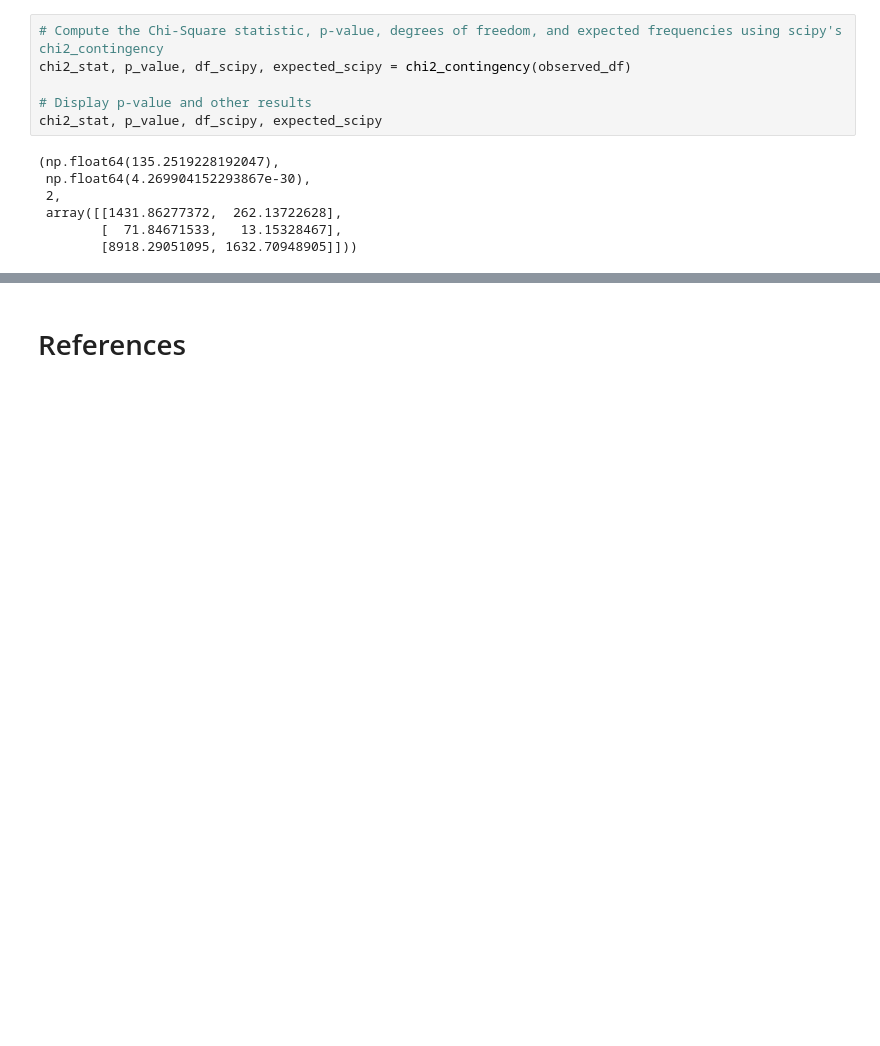
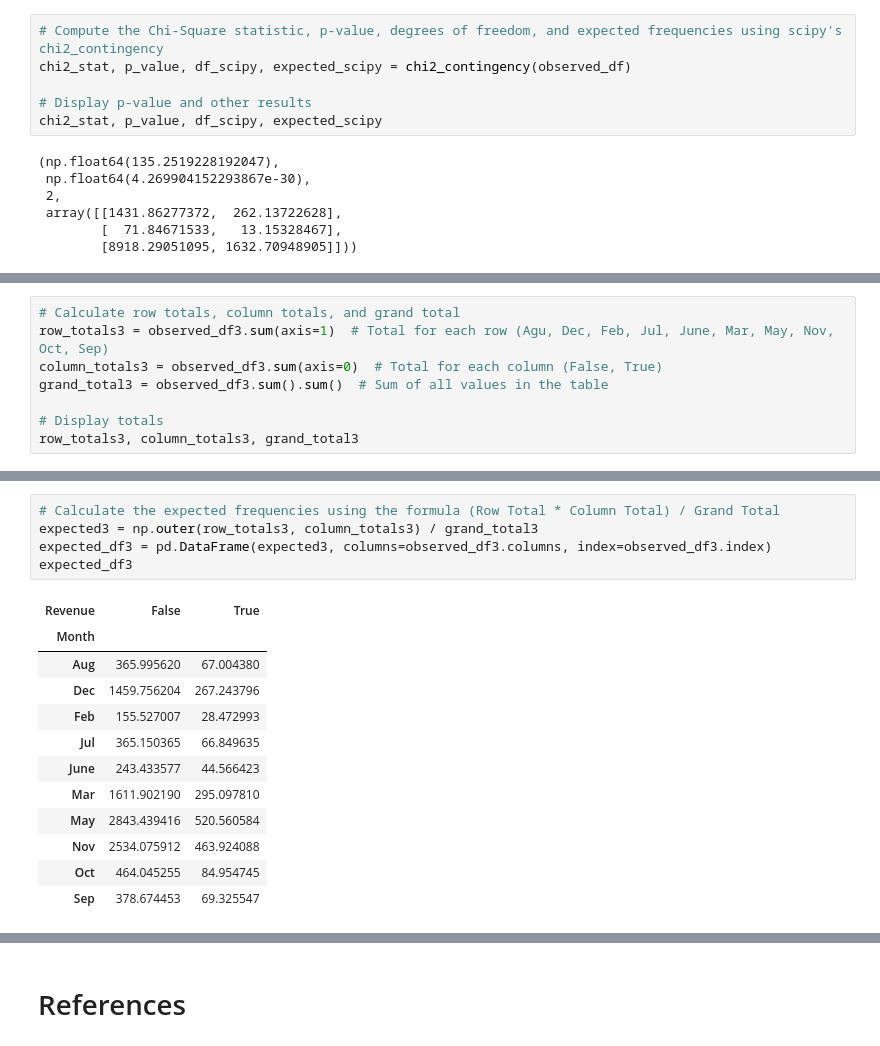
Before and after one commit to 2026362-Silvia/Statistic, a Jupyter notebook: 2nd Assessment/2026362_SilviaSolanoMarchini_Statistic_2ndAssesment.ipynb, the cells around one changed output, grey strips where cells are left out. Cells and saved outputs as stored; diff of their text form; blank space fills up the shorter version.

```diff
--- a/2nd Assessment/2026362_SilviaSolanoMarchini_Statistic_2ndAssesment.ipynb
+++ b/2nd Assessment/2026362_SilviaSolanoMarchini_Statistic_2ndAssesment.ipynb
@@ -983,0 +1129,8 @@ chi2_stat, p_value, df_scipy, expected_scipy
+# %%
+# Calculate row totals, column totals, and grand total
+row_totals3 = observed_df3.sum(axis=1)  # Total for each row (Agu, Dec, Feb, Jul, June, Mar, May, Nov, Oct, Sep)
+column_totals3 = observed_df3.sum(axis=0)  # Total for each column (False, True)
+grand_total3 = observed_df3.sum().sum()  # Sum of all values in the table
+
+# Display totals
+row_totals3, column_totals3, grand_total3
@@ -983,0 +1155,18 @@ chi2_stat, p_value, df_scipy, expected_scipy
+# %%
+# Calculate the expected frequencies using the formula (Row Total * Column Total) / Grand Total
+expected3 = np.outer(row_totals3, column_totals3) / grand_total3
+expected_df3 = pd.DataFrame(expected3, columns=observed_df3.columns, index=observed_df3.index)
+expected_df3
+# %% [output]
+| Revenue | False | True |
+| Month |  |  |
+| Aug | 365.995620 | 67.004380 |
+| Dec | 1459.756204 | 267.243796 |
+| Feb | 155.527007 | 28.472993 |
+| Jul | 365.150365 | 66.849635 |
+| June | 243.433577 | 44.566423 |
+| Mar | 1611.902190 | 295.097810 |
+| May | 2843.439416 | 520.560584 |
+| Nov | 2534.075912 | 463.924088 |
+| Oct | 464.045255 | 84.954745 |
+| Sep | 378.674453 | 69.325547 |
```
Also changed, not shown: parts of 30 cells of this notebook.
